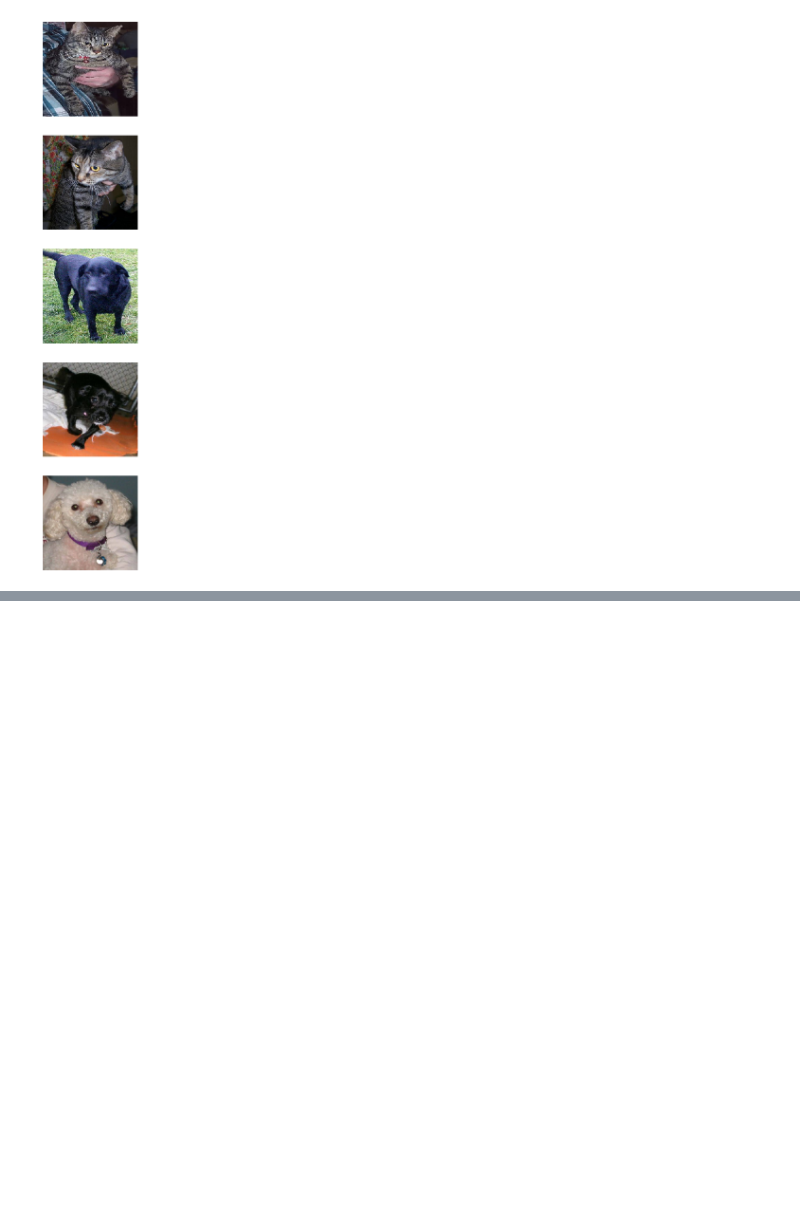
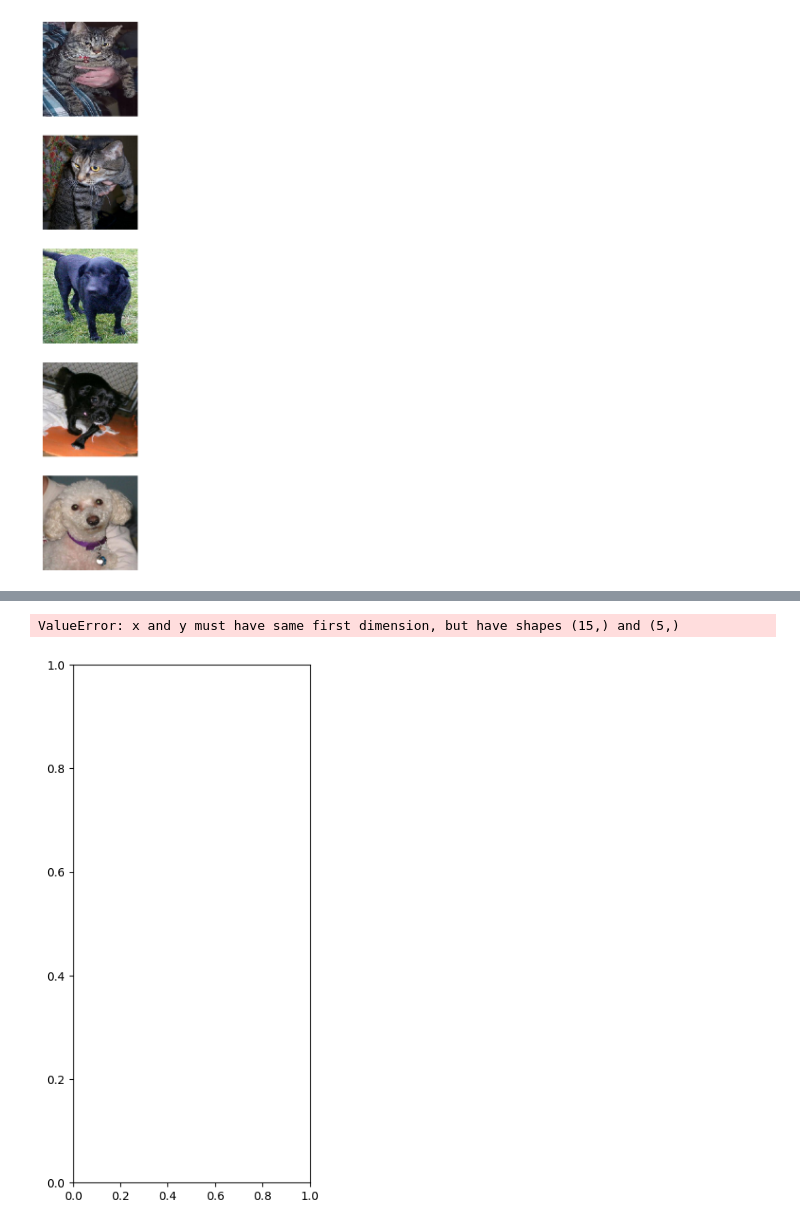
Before and after one commit to KamcioRamcio/AI-assistant, a Jupyter notebook: fcc_cat_dog.ipynb, the cells around one changed output, grey strips where cells are left out. Saved outputs shown, nothing was run; the diff lists cells and outputs as text; code cells hidden in the pictures; blank space fills up the shorter version.

```diff
--- a/fcc_cat_dog.ipynb
+++ b/fcc_cat_dog.ipynb
@@ -192,12 +190,21 @@ Model: "sequential_2"
  Non-trainable params: 704 (2.75 KB)
 # %%
-model.compile(optimizer='adam', metrics=['accuracy'], loss='categorical_crossentropy')
+model.compile(
+    optimizer=tf.keras.optimizers.Adam(learning_rate=0.01),
+    loss='binary_crossentropy',
+    metrics=['accuracy']
+)
+# %%
+from tensorflow.keras.callbacks import EarlyStopping
+
+early_stopping = EarlyStopping(monitor='val_loss', patience=10, restore_best_weights=True)
 # %%
-# 8
 history = model.fit(
     train_data_gen,
-    epochs=30,
-    steps_per_epoch=2,
-    validation_data = val_data_gen,
+    epochs=50,
+    steps_per_epoch=total_train // batch_size,
+    validation_data=val_data_gen,
+    validation_steps=total_val // batch_size,
+    callbacks=[early_stopping]
 )
 # %% [output]
@@ -207,23 +221,26 @@ KeyboardInterrupt:
 # %%
 # 9
 acc = history.history['accuracy']
 val_acc = history.history['val_accuracy']
 
 loss = history.history['loss']
 val_loss = history.history['val_loss']
 
-epochs_range = range(epochs)
+epochs_range = range(len(acc))
 
-plt.figure(figsize=(8, 8))
+plt.figure(figsize=(20, 8))
 plt.subplot(1, 2, 1)
 plt.plot(epochs_range, acc, label='Training Accuracy')
 plt.plot(epochs_range, val_acc, label='Validation Accuracy')
 plt.legend(loc='lower right')
 plt.title('Training and Validation Accuracy')
 
 plt.subplot(1, 2, 2)
 plt.plot(epochs_range, loss, label='Training Loss')
 plt.plot(epochs_range, val_loss, label='Validation Loss')
 plt.legend(loc='upper right')
 plt.title('Training and Validation Loss')
 plt.show()
+# %% [output]
+ValueError: x and y must have same first dimension, but have shapes (15,) and (5,)
+[figure, added]
```
Also changed, not shown: parts of 8 cells of this notebook.
